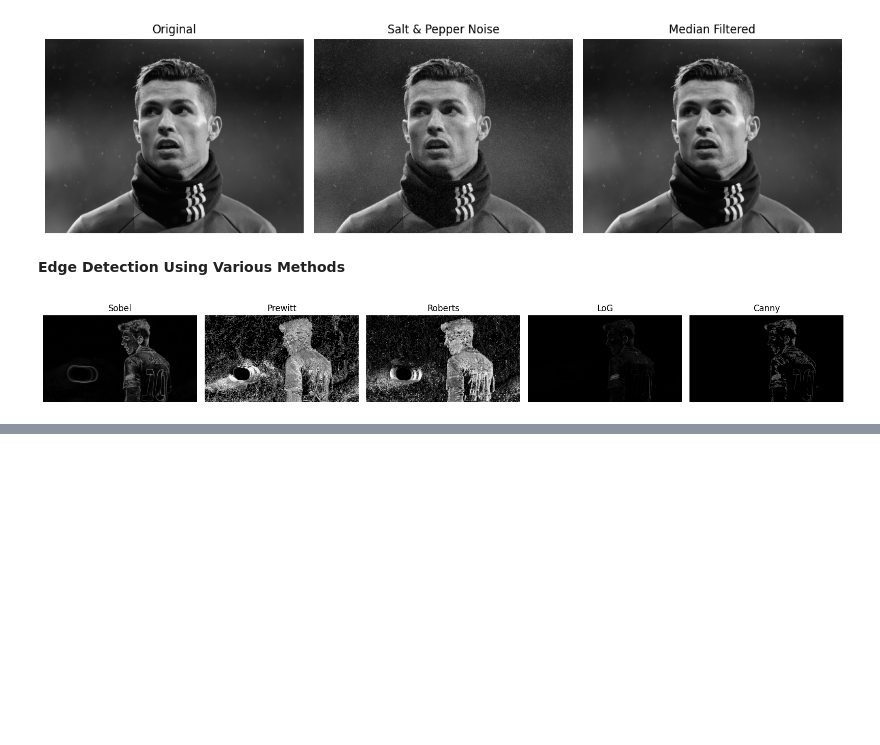
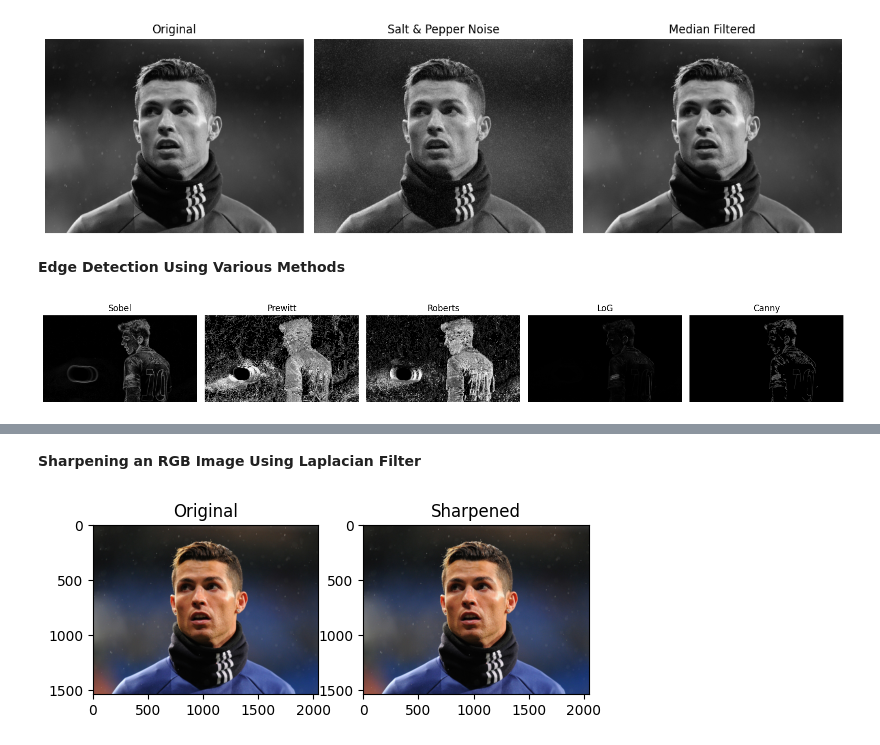
Before and after one commit to Amjadkp/DIGITAL-IMAGE-PROCESSING, a Jupyter notebook: DIGITAL_set2.ipynb, the cells around one changed output, grey strips where cells are left out. Cells and saved outputs as stored; diff of their text form; code cells hidden in the pictures; blank space fills up the shorter version.

```diff
--- a/DIGITAL_set2.ipynb
+++ b/DIGITAL_set2.ipynb
@@ -233,0 +253,12 @@ plt.show()
+# %% [markdown]
+**Sharpening an RGB Image Using Laplacian Filter**
+# %%
+# Apply Laplacian filter for sharpening
+laplacian = cv2.Laplacian(img_rgb, cv2.CV_64F)
+sharpened = cv2.convertScaleAbs(img_rgb - 0.7 * laplacian)
+
+plt.subplot(121), plt.imshow(img_rgb), plt.title('Original')
+plt.subplot(122), plt.imshow(sharpened), plt.title('Sharpened')
+plt.show()
+# %% [output]
+[figure, added]
```
Also changed, not shown: parts of 10 cells of this notebook.
